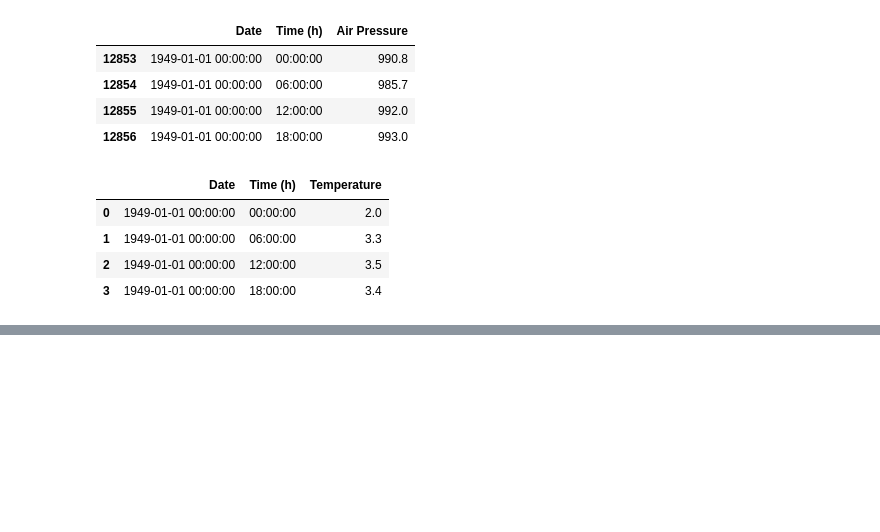
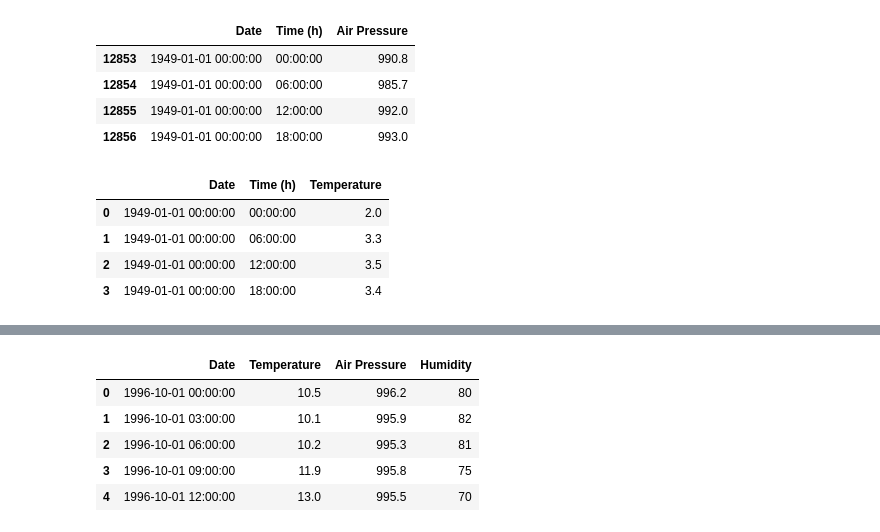
Before and after one commit to CasperKristiansson/Weather-Predictor, a Jupyter notebook: Backend/Machine Learning/data_fitter_smhi.ipynb, the cells around one changed output, grey strips where cells are left out. Saved outputs shown, nothing was run; the diff lists cells and outputs as text; code cells hidden in the pictures; blank space fills up the shorter version.

```diff
--- a/Backend/Machine Learning/data_fitter_smhi.ipynb
+++ b/Backend/Machine Learning/data_fitter_smhi.ipynb
@@ -196,0 +230,11 @@ result_df.to_csv('..\\Data\\Processed Data\\smhi_data.csv', index=False)
+# %%
+result_df.drop(columns=['Time (h)'], inplace=True)
+# %%
+result_df.head()
+# %% [output]
+|  | Date | Temperature | Air Pressure | Humidity |
+| 0 | 1996-10-01 00:00:00 | 10.5 | 996.2 | 80 |
+| 1 | 1996-10-01 03:00:00 | 10.1 | 995.9 | 82 |
+| 2 | 1996-10-01 06:00:00 | 10.2 | 995.3 | 81 |
+| 3 | 1996-10-01 09:00:00 | 11.9 | 995.8 | 75 |
+| 4 | 1996-10-01 12:00:00 | 13.0 | 995.5 | 70 |
```
Also changed, not shown: parts of 7 cells of this notebook, 3 other files.
